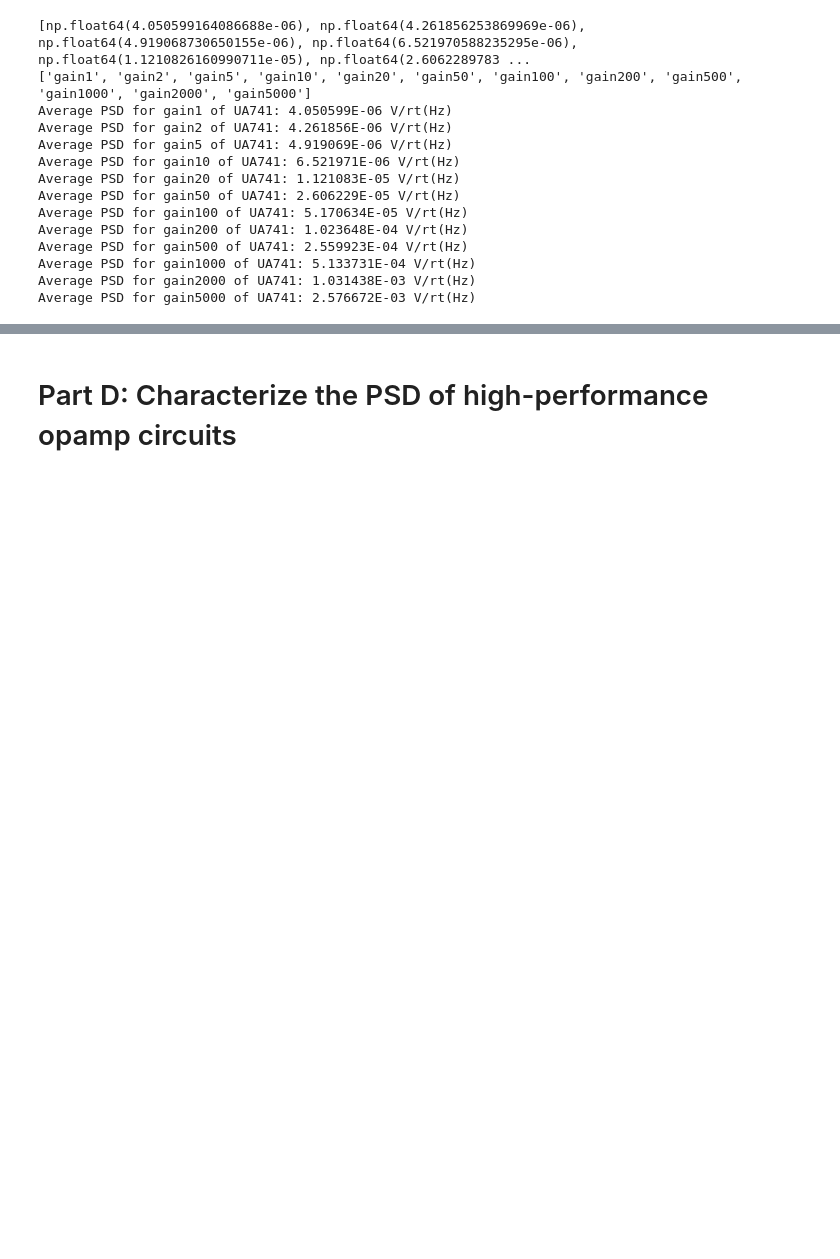
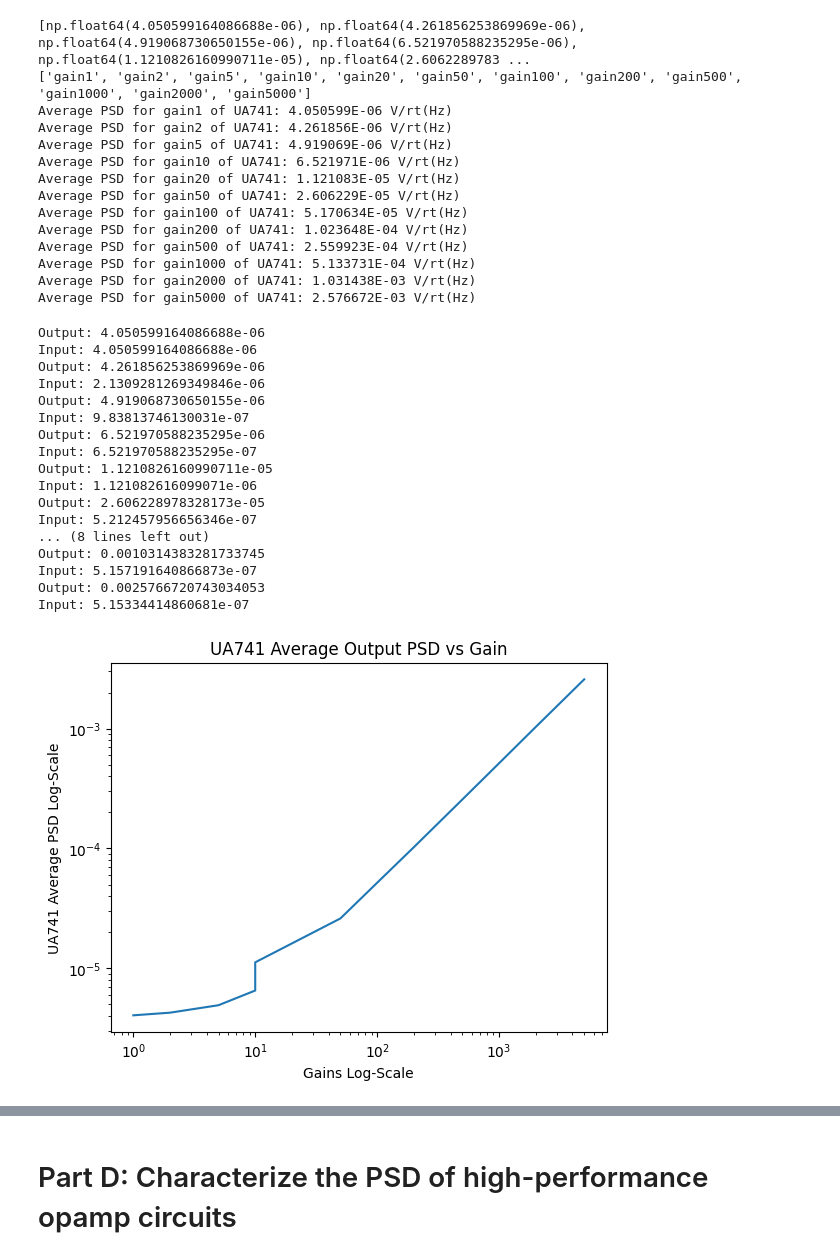
Before and after one commit to MazinDan/Analog_Lab_B, a Jupyter notebook: Lab_4_Report/Analog_Lab4.ipynb, the cells around one changed output, grey strips where cells are left out. Drawn from its saved outputs; the diff is of its cells as text; code cells hidden in the pictures; blank space fills up the shorter version.

```diff
--- a/Lab_4_Report/Analog_Lab4.ipynb
+++ b/Lab_4_Report/Analog_Lab4.ipynb
@@ -553,3 +559,52 @@ Average PSD for gain500 of UA741: 2.559923E-04 V/rt(Hz)
 Average PSD for gain1000 of UA741: 5.133731E-04 V/rt(Hz)
 Average PSD for gain2000 of UA741: 1.031438E-03 V/rt(Hz)
 Average PSD for gain5000 of UA741: 2.576672E-03 V/rt(Hz)
+# %%
+# Plot average values vs gain for output and input
+gains = [1, 2, 5, 10, 10, 50, 100, 200, 500, 1000, 2000, 5000]
+
+# Output plots
+plt.figure()
+plt.xscale('log')
+plt.yscale('log')
+plt.title('UA741 Average Output PSD vs Gain')
+plt.ylabel('UA741 Average PSD Log-Scale')
+plt.xlabel('Gains Log-Scale')
+plt.plot(gains, ua741_gains_avgs)
+
+# Input Plots
+input_referred_UA741 = []
+i = 0
+for gain in gains:
+    input_referred_UA741.append(ua741_gains_avgs[i] / gain)
+    print(f'Output: {ua741_gains_avgs[i]}')
+    print(f'Input: {input_referred_UA741[i]}')
+    i += 1
+
+plt.figure()
+plt.xscale('log')
+plt.yscale('log')
+plt.title('UA741 Average Input Referred PSD vs Gain')
+plt.ylabel('UA741 Average PSD Log-Scale')
+plt.xlabel('Gains Log-Scale')
+plt.plot(gains, input_referred_UA741)
+plt.show()
+# %% [output]
+Output: 4.050599164086688e-06
+Input: 4.050599164086688e-06
+Output: 4.261856253869969e-06
+Input: 2.1309281269349846e-06
+Output: 4.919068730650155e-06
+Input: 9.83813746130031e-07
+Output: 6.521970588235295e-06
+Input: 6.521970588235295e-07
+Output: 1.1210826160990711e-05
+Input: 1.121082616099071e-06
+Output: 2.606228978328173e-05
+Input: 5.212457956656346e-07
+... (8 lines left out)
+Output: 0.0010314383281733745
+Input: 5.157191640866873e-07
+Output: 0.0025766720743034053
+Input: 5.15334414860681e-07
+[figure, added]
```
Also changed, not shown: parts of 8 cells of this notebook.
